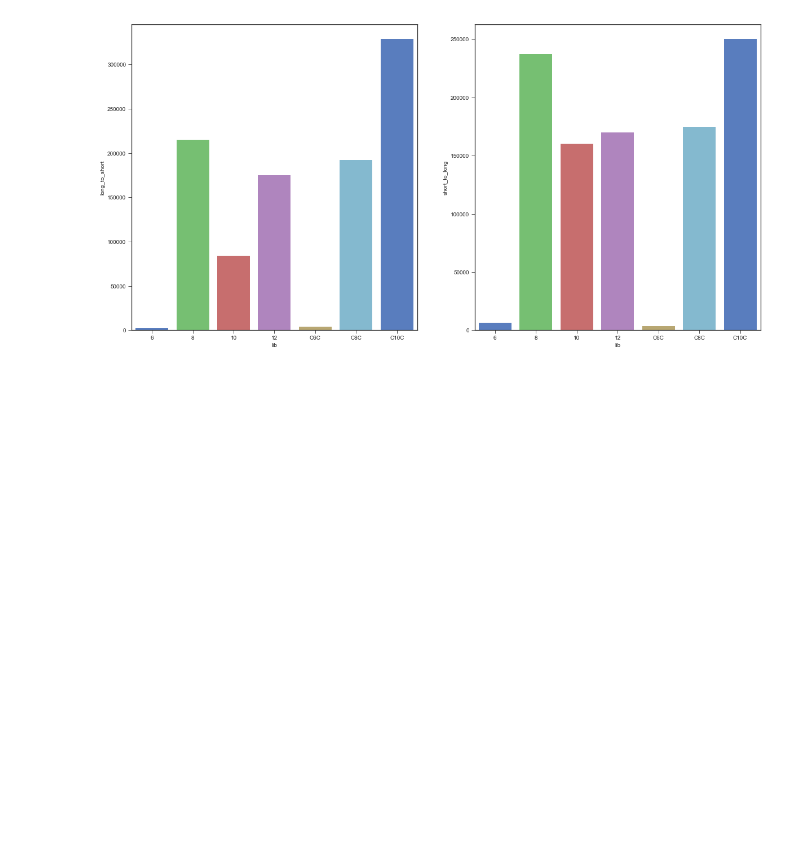
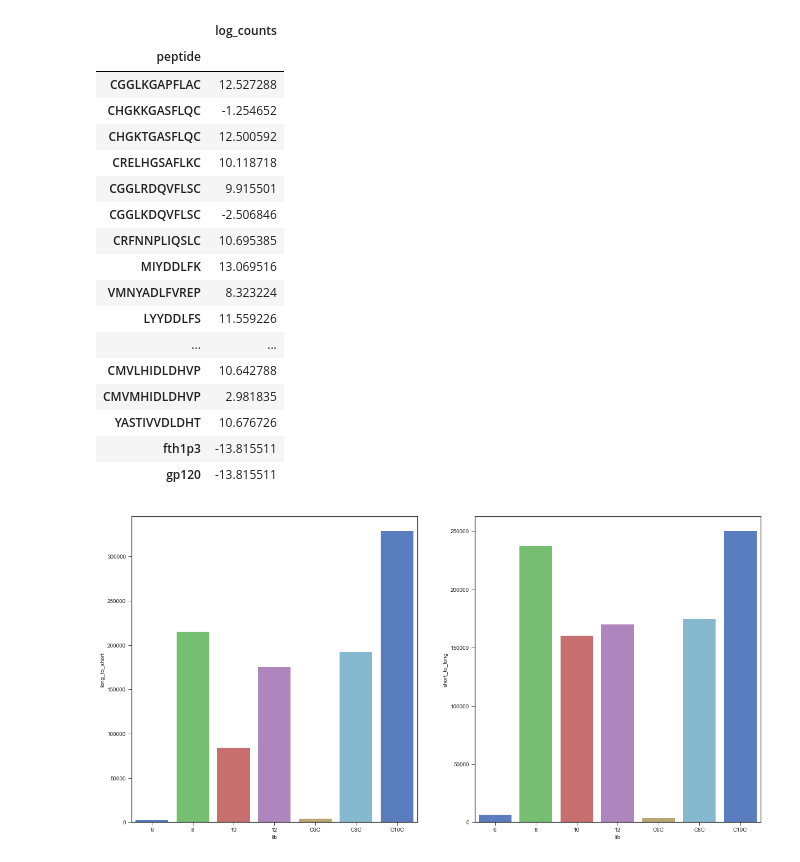
Before and after one commit to orenavram/IgomeProfiling, a Jupyter notebook: post_analysis/figures.ipynb, the cells around one changed output. Cells and saved outputs as stored; diff of their text form; code cells hidden in the pictures; blank space fills up the shorter version.

```diff
--- a/post_analysis/figures.ipynb
+++ b/post_analysis/figures.ipynb
@@ -121,3 +141,24 @@ After df is created, Consider converting it to categorical by using df['mAb'] =
+# %%
+df.iloc[:,-1:]
+# %% [output]
+|  | log_counts |
+| peptide |  |
+| CGGLKGAPFLAC | 12.527288 |
+| CHGKKGASFLQC | -1.254652 |
+| CHGKTGASFLQC | 12.500592 |
+| CRELHGSAFLKC | 10.118718 |
+| CGGLRDQVFLSC | 9.915501 |
+| CGGLKDQVFLSC | -2.506846 |
+| CRFNNPLIQSLC | 10.695385 |
+| MIYDDLFK | 13.069516 |
+| VMNYADLFVREP | 8.323224 |
+| LYYDDLFS | 11.559226 |
+| ... | ... |
+| CMVLHIDLDHVP | 10.642788 |
+| CMVMHIDLDHVP | 2.981835 |
+| YASTIVVDLDHT | 10.676726 |
+| fth1p3 | -13.815511 |
+| gp120 | -13.815511 |
 # %%
 plt.figure(figsize=(20,10))
 
```
Also changed, not shown: parts of 15 cells of this notebook.
